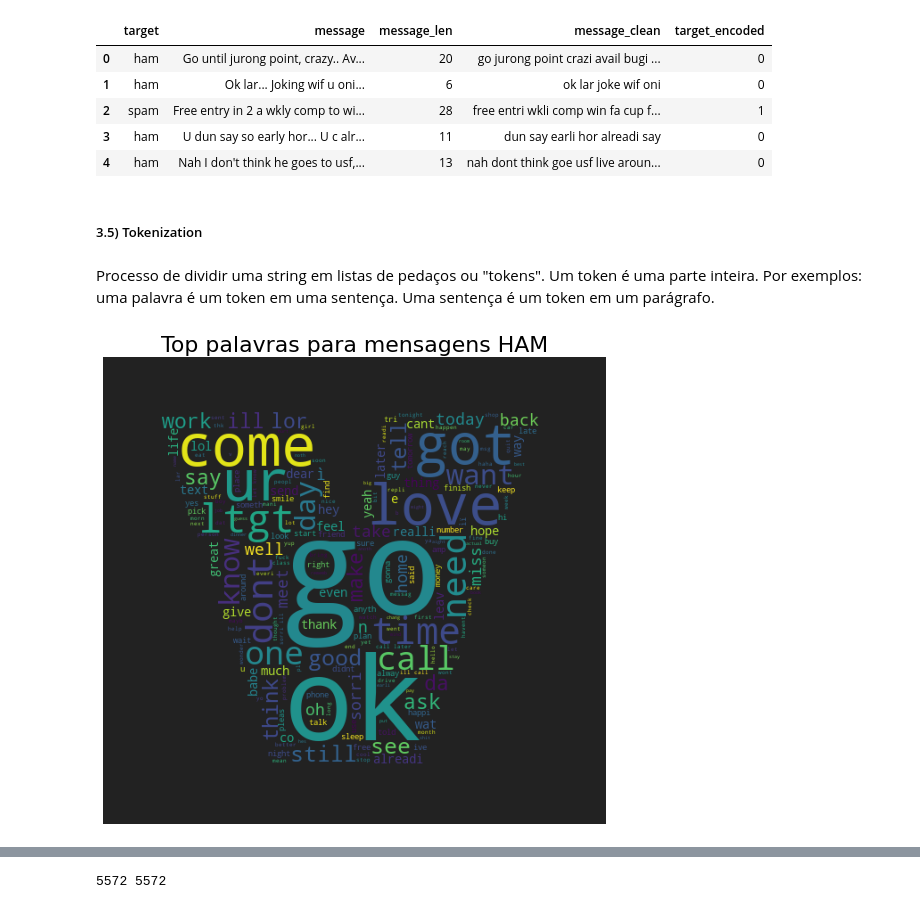
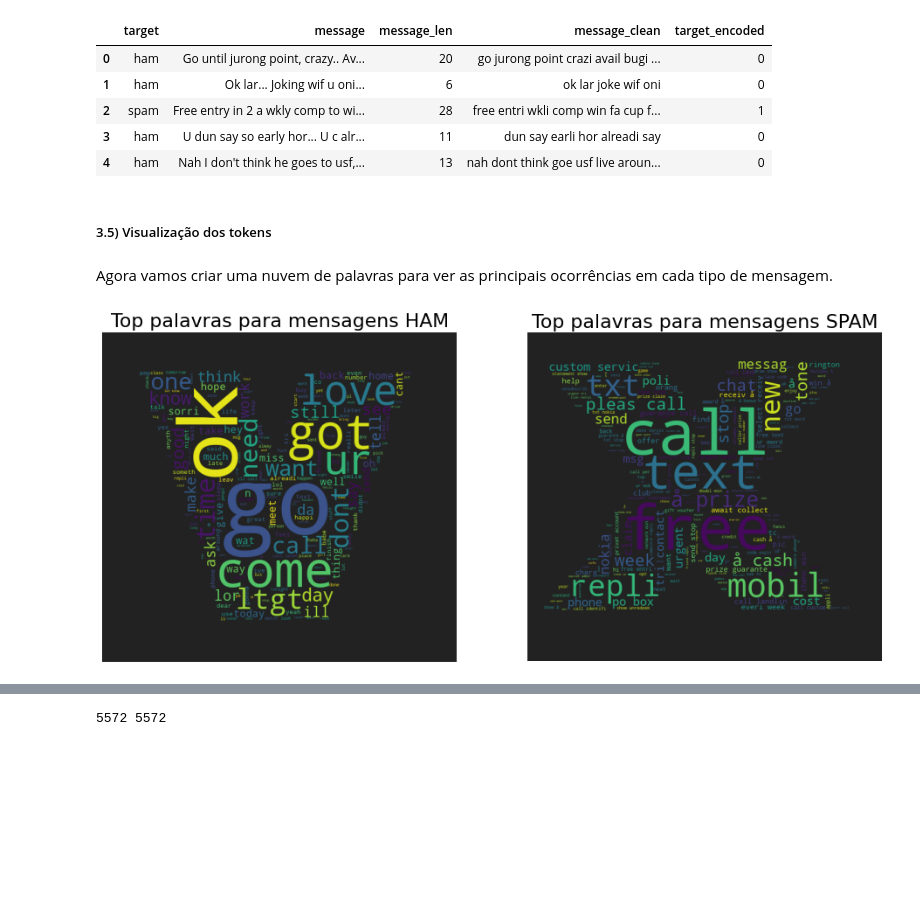
Before and after one commit to Krupique/challenges-kaggle, a Jupyter notebook: challenges/07_SpamClassifier/classifier.ipynb, the cells around one changed output, grey strips where cells are left out. Cells and saved outputs as stored; diff of their text form; code cells hidden in the pictures; blank space fills up the shorter version.

Commit message:
Atualização do projeto SPAM Classifier, está quase pronto

```diff
--- a/challenges/07_SpamClassifier/classifier.ipynb
+++ b/challenges/07_SpamClassifier/classifier.ipynb
@@ -242,22 +245,36 @@ df.head()
 | 3 | ham | U dun say so early hor... U c alr... | 11 | dun say earli hor alreadi say | 0 |
 | 4 | ham | Nah I don't think he goes to usf,... | 13 | nah dont think goe usf live aroun... | 0 |
 # %% [markdown]
-##### 3.5) Tokenization
+##### 3.5) Visualização dos tokens
-# %% [markdown]
-Processo de dividir uma string em listas de pedaços ou "tokens". Um token é uma parte inteira. Por exemplos: uma palavra é um token em uma sentença. Uma sentença é um token em um parágrafo.
+# %% [markdown]
+Agora vamos criar uma nuvem de palavras para ver as principais ocorrências em cada tipo de mensagem.
 # %%
-mask = np.array(Image.open('assets/ham.png'))
-wc = WordCloud(
+maskHam = np.array(Image.open('assets/ham.png'))
+wcHam = WordCloud(
     background_color='#222',
     max_words=200,
-    mask=mask,
+    mask=maskHam,
 )
 
-wc.generate(' '.join(text for text in df.loc[df['target'] == 'ham', 'message_clean']))
-plt.figure(figsize=(9, 9))
-plt.title('Top palavras para mensagens HAM', fontdict={'size': 22})
-plt.imshow(wc)
-plt.axis('off')
+maskSpam = np.array(Image.open('assets/spam.png'))
+wcSpam = WordCloud(
+    background_color='#222',
+    max_words=200,
+    mask=maskSpam,
+)
+
+wcHam.generate(' '.join(text for text in df.loc[df['target'] == 'ham', 'message_clean']))
+wcSpam.generate(' '.join(text for text in df.loc[df['target'] == 'spam', 'message_clean']))
+
+fig, ax = plt.subplots(1, 2, figsize=(16, 8))
+ax[0].set_title('Top palavras para mensagens HAM', fontdict={'size': 22})
+ax[0].imshow(wcHam)
+ax[0].axis('off')
+
+ax[1].set_title('Top palavras para mensagens SPAM', fontdict={'size': 22})
+ax[1].imshow(wcSpam)
+ax[1].axis('off')
+
 plt.show()
 # %% [output]
-[figure, old version]
+[figure, new version]
```
Also changed, not shown: parts of 74 cells of this notebook, 3 other files.
